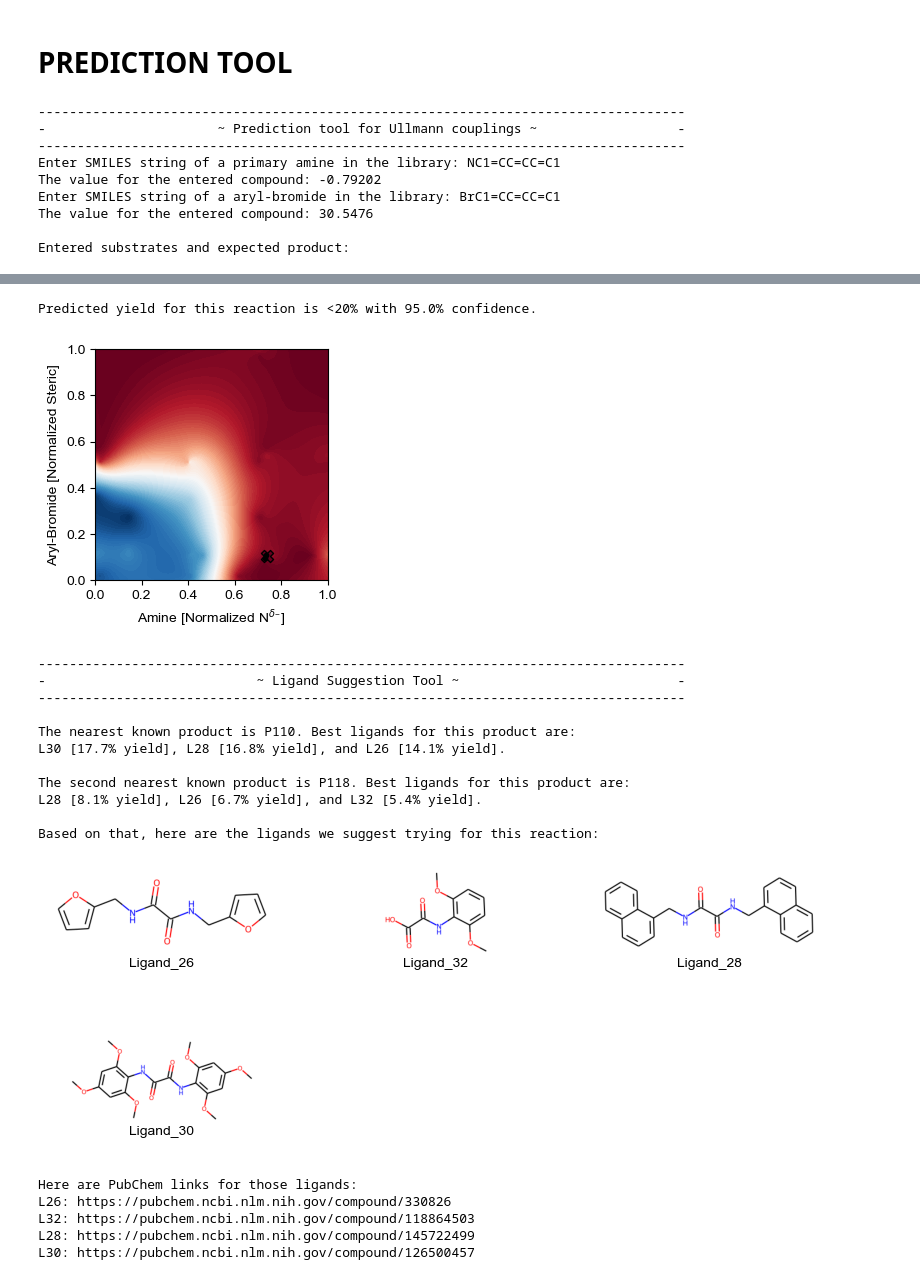
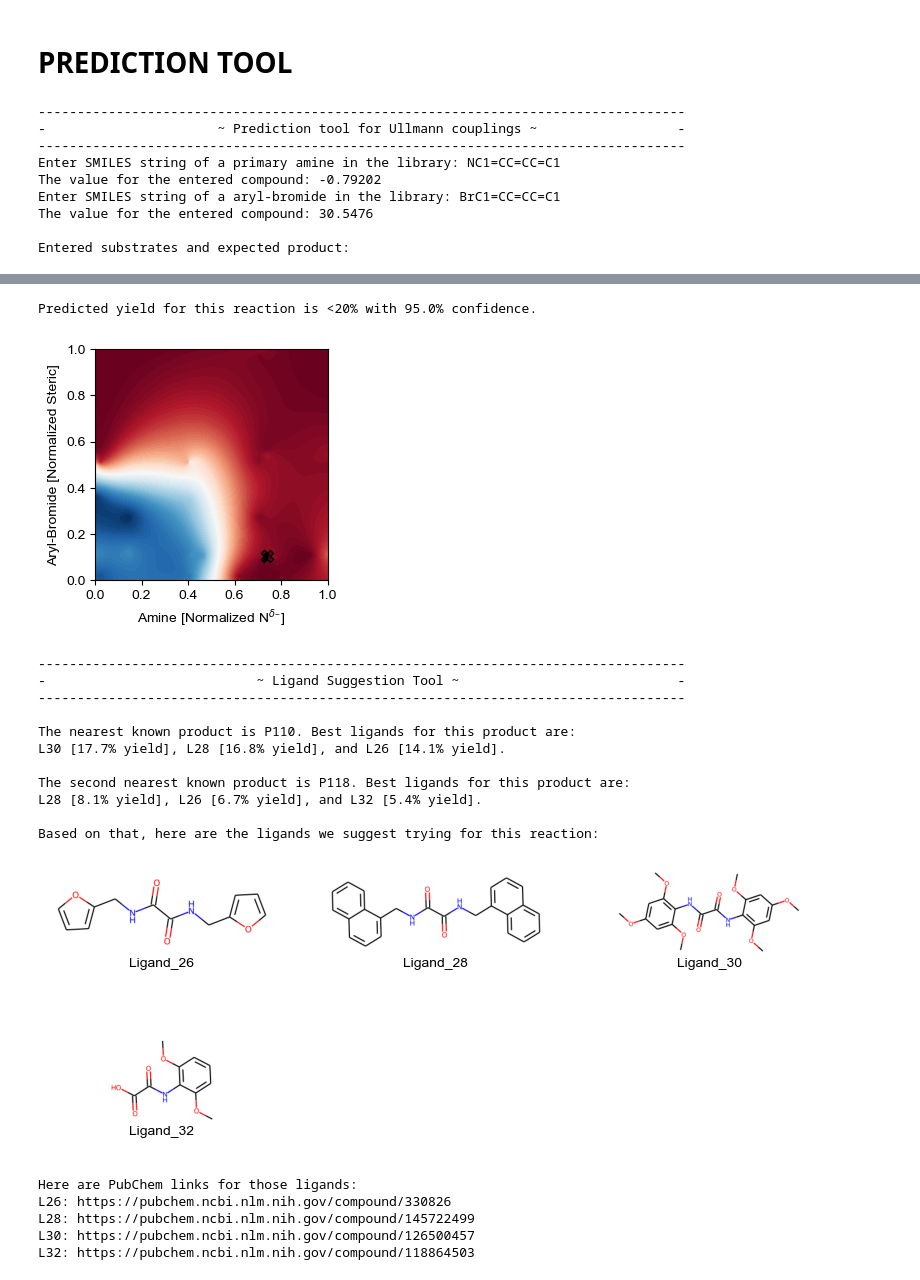
Before and after one commit to ljkaras/CopperMap, a Jupyter notebook: CopperMap.ipynb, the cells around one changed output, grey strips where cells are left out. Saved outputs shown, nothing was run; the diff lists cells and outputs as text; code cells hidden in the pictures.

```diff
--- a/CopperMap.ipynb
+++ b/CopperMap.ipynb
@@ -447,22 +65,3 @@ def draw_reaction_image(amine_smiles, br_smiles):
-# %%
-# Load min and max values for normalization
-loaded_x_values, loaded_y_values = load_pickle('min_max_values.pkl')
-# Load the confidence model
-confidence_model = load_pickle('confidence_model.pkl')
-# Load the k-nearest neighbors model
-knn_model = load_pickle('knn_model.pkl')
-# Load the best ligands data
-best_ligands = load_pickle('best_ligands.pkl')
-# Load grid data (x and y values)
-x_grid, y_grid = load_pickle('grid_data.pkl')
-# Load a dictionary containing training data
-training_dict = load_pickle('training_dict.pkl')
-# Read substrates and ligands DataFrames from pickle
-br_df = load_pickle('br_df.pkl')
-amine_df = load_pickle('amine_df.pkl')
-ligands_df = load_pickle('ligands_df.pkl')
-# Load pubchem links for ligands
-ligands = load_pickle('pubchem_lig.pkl')
 # %% [markdown]
 # PREDICTION TOOL
 # %%
@@ -493,11 +92,11 @@ x_target_norm, y_target_norm, input_data = normalize_and_stack(amine_pred, br_pr
 # Get confidence prediction
 confidence_pred, message = get_confidence_prediction(x_target_norm, y_target_norm, confidence_model)
 
-# Get nearest neighbors and ligand information
+# # Get nearest neighbors and ligand information
 P1, P1_info, P2, P2_info = get_nearest_neighbors(input_data, knn_model, training_dict)
 
-# Plot confidence contour
-plot_confidence_contour(x_grid, y_grid, input_data, confidence_pred)
+# # Plot confidence contour
+plot_confidence_contour(x_grid, y_grid, input_data, confidence_pred, P1_info, P2_info)
 
 print(f"-----------------------------------------------------------------------------------")
 print(f"-                           ~ Ligand Suggestion Tool ~                            -")
@@ -516,36 +115,36 @@ print(f"\nBased on that, here are the ligands we suggest trying for this reactio
 display_ligands_info(P1, P1_info, P2_info, ligands)
 ligands_P1_info = get_ligands_info(P1_info)
 ligands_P2_info = get_ligands_info(P2_info)
 
 # amine_smiles = "NC1=CC=CC=C1"
 # br_smiles = "BrC1=CC=CC=C1"
 # %% [output]
 -----------------------------------------------------------------------------------
 -                      ~ Prediction tool for Ullmann couplings ~                  -
 -----------------------------------------------------------------------------------
 Enter SMILES string of a primary amine in the library: NC1=CC=CC=C1
 The value for the entered compound: -0.79202
 Enter SMILES string of a aryl-bromide in the library: BrC1=CC=CC=C1
 The value for the entered compound: 30.5476
 
 Entered substrates and expected product:
 [figure]
 Predicted yield for this reaction is <20% with 95.0% confidence.
 [figure]
 -----------------------------------------------------------------------------------
 -                           ~ Ligand Suggestion Tool ~                            -
 -----------------------------------------------------------------------------------
 
 The nearest known product is P110. Best ligands for this product are:
 L30 [17.7% yield], L28 [16.8% yield], and L26 [14.1% yield].
 
 The second nearest known product is P118. Best ligands for this product are:
 L28 [8.1% yield], L26 [6.7% yield], and L32 [5.4% yield].
 
 Based on that, here are the ligands we suggest trying for this reaction:
-[figure, old version]
+[figure, new version]
 Here are PubChem links for those ligands:
 L26: https://pubchem.ncbi.nlm.nih.gov/compound/330826
-L32: https://pubchem.ncbi.nlm.nih.gov/compound/118864503
 L28: https://pubchem.ncbi.nlm.nih.gov/compound/145722499
 L30: https://pubchem.ncbi.nlm.nih.gov/compound/126500457
+L32: https://pubchem.ncbi.nlm.nih.gov/compound/118864503
```
Also changed, not shown: parts of 4 cells of this notebook, 1 other file.
